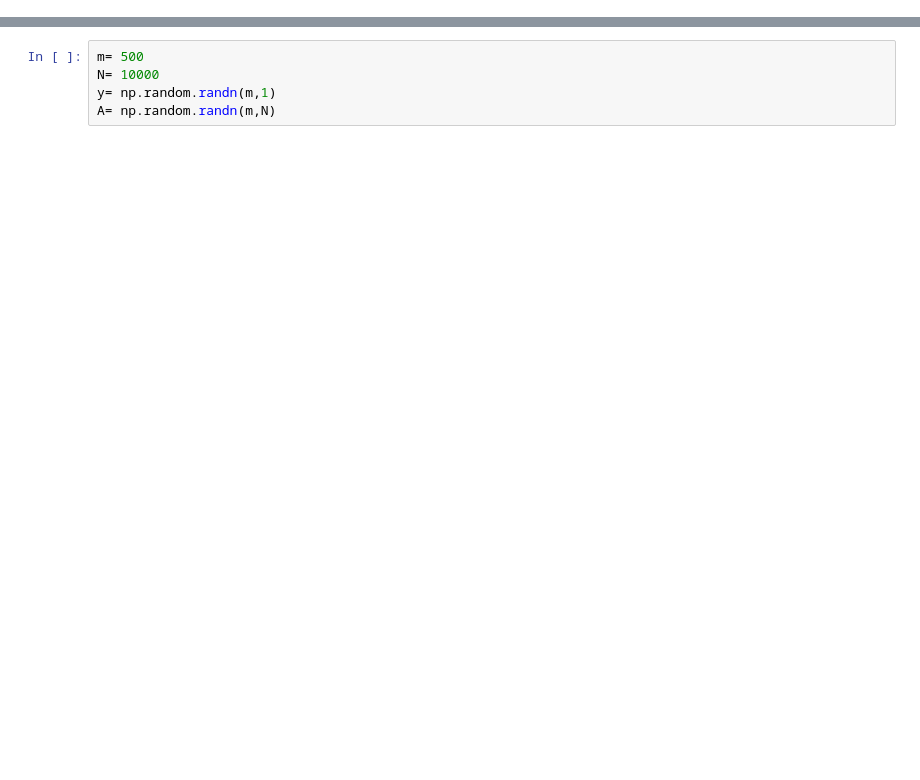
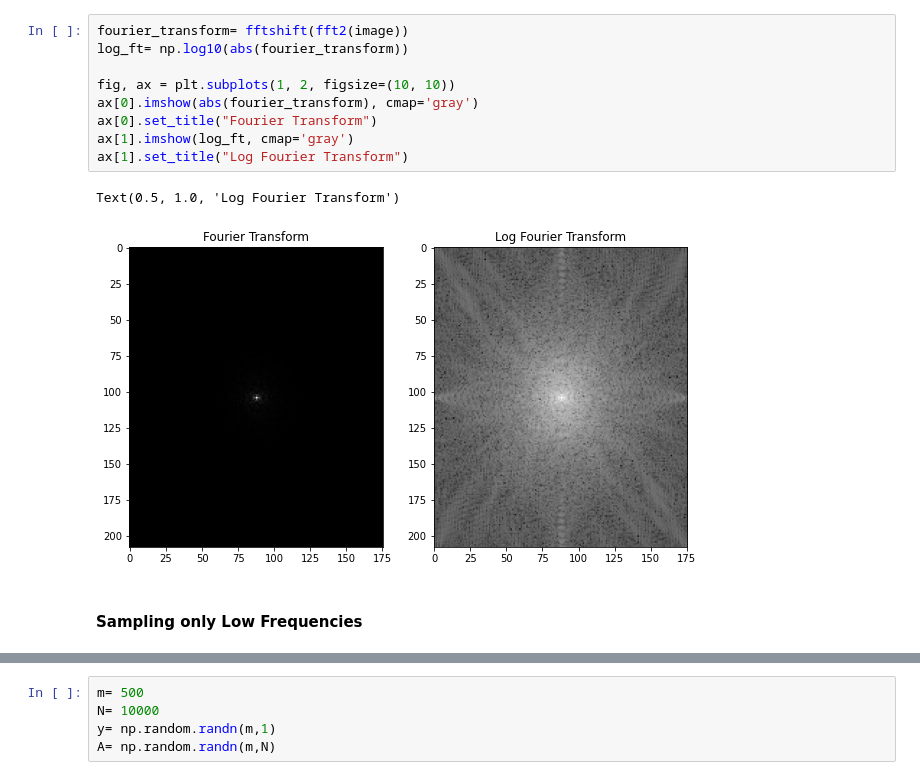
Before and after one commit to ashrikant39/impulse_workshop, a Jupyter notebook: Notebook for all.ipynb, the cells around one changed output, grey strips where cells are left out. Saved outputs shown, nothing was run; the diff lists cells and outputs as text; blank space fills up the shorter version.

```diff
--- a/Notebook for all.ipynb
+++ b/Notebook for all.ipynb
@@ -29,0 +18,14 @@ print(image.shape)
+# %%
+fourier_transform= fftshift(fft2(image))
+log_ft= np.log10(abs(fourier_transform))
+
+fig, ax = plt.subplots(1, 2, figsize=(10, 10))
+ax[0].imshow(abs(fourier_transform), cmap='gray')
+ax[0].set_title("Fourier Transform")
+ax[1].imshow(log_ft, cmap='gray')
+ax[1].set_title("Log Fourier Transform")
+# %% [output]
+Text(0.5, 1.0, 'Log Fourier Transform')
+[figure, added]
+# %% [markdown]
+#### Sampling only Low Frequencies
```
Also changed, not shown: parts of 28 cells of this notebook, 1 other file.
